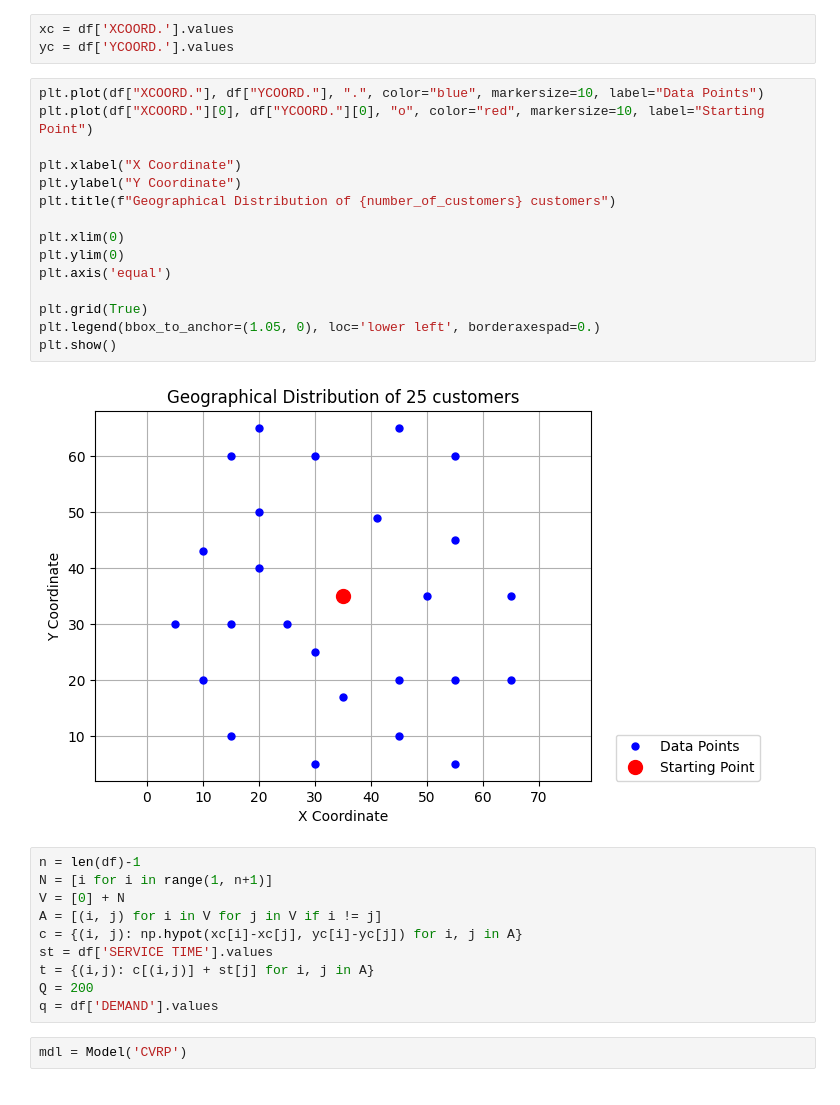
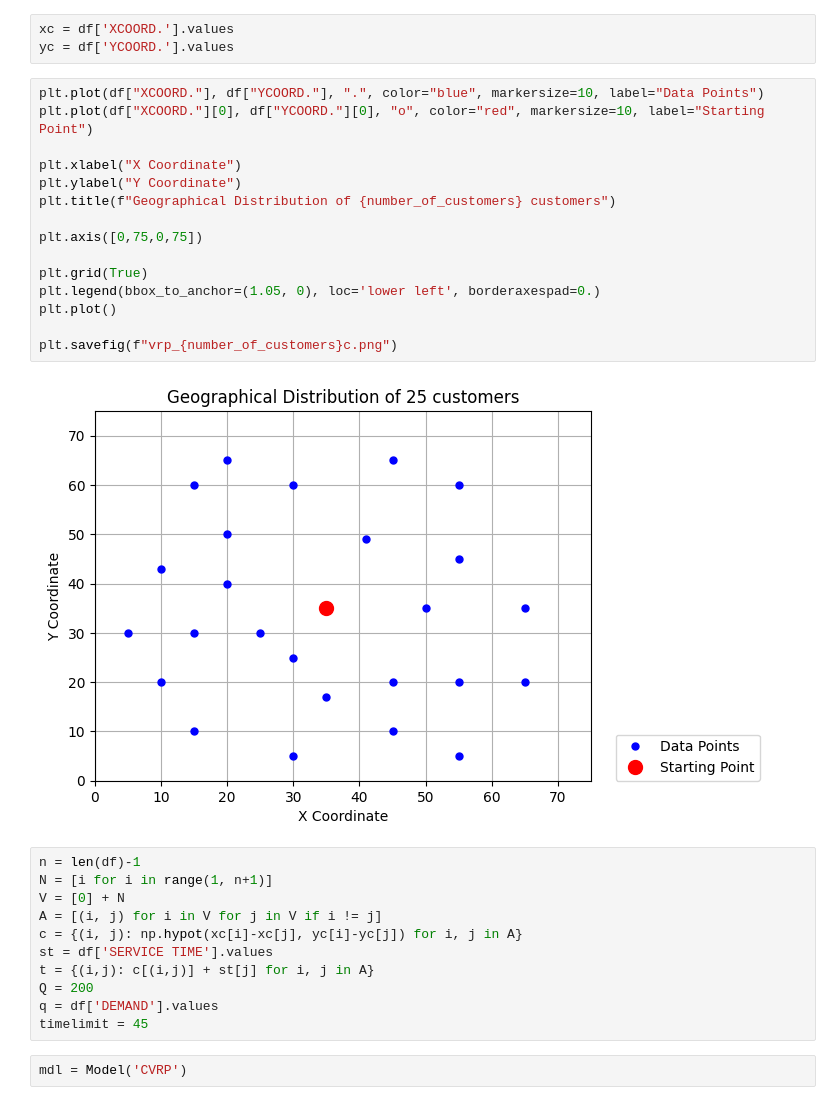
Before and after one commit to c-radicallis/OptimDecision, a Jupyter notebook: routing.ipynb, the cells around one changed output. Drawn from its saved outputs; the diff is of its cells as text.

```diff
--- a/routing.ipynb
+++ b/routing.ipynb
@@ -46,20 +26,20 @@ yc = df['YCOORD.'].values
 # %%
 plt.plot(df["XCOORD."], df["YCOORD."], ".", color="blue", markersize=10, label="Data Points")
 plt.plot(df["XCOORD."][0], df["YCOORD."][0], "o", color="red", markersize=10, label="Starting Point")
 
 plt.xlabel("X Coordinate")
 plt.ylabel("Y Coordinate")
 plt.title(f"Geographical Distribution of {number_of_customers} customers")
 
-plt.xlim(0)
-plt.ylim(0)
-plt.axis('equal')
+plt.axis([0,75,0,75])
 
 plt.grid(True)
 plt.legend(bbox_to_anchor=(1.05, 0), loc='lower left', borderaxespad=0.)
-plt.show()
+plt.plot()
+
+plt.savefig(f"vrp_{number_of_customers}c.png")
 # %% [output]
-[figure, old version]
+[figure, new version]
 # %%
 n = len(df)-1
 N = [i for i in range(1, n+1)]
@@ -70,6 +50,7 @@ st = df['SERVICE TIME'].values
 t = {(i,j): c[(i,j)] + st[j] for i, j in A}
 Q = 200
 q = df['DEMAND'].values
+timelimit = 45
 # %%
 mdl = Model('CVRP')
 # %%
```
Also changed, not shown: parts of 4 cells of this notebook, 3 other files.
